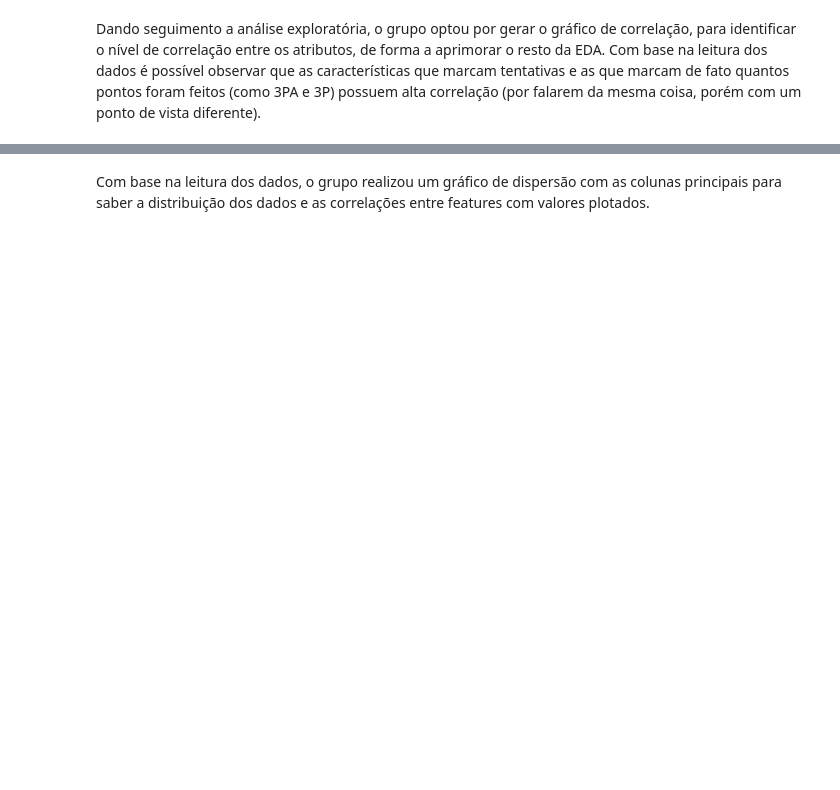
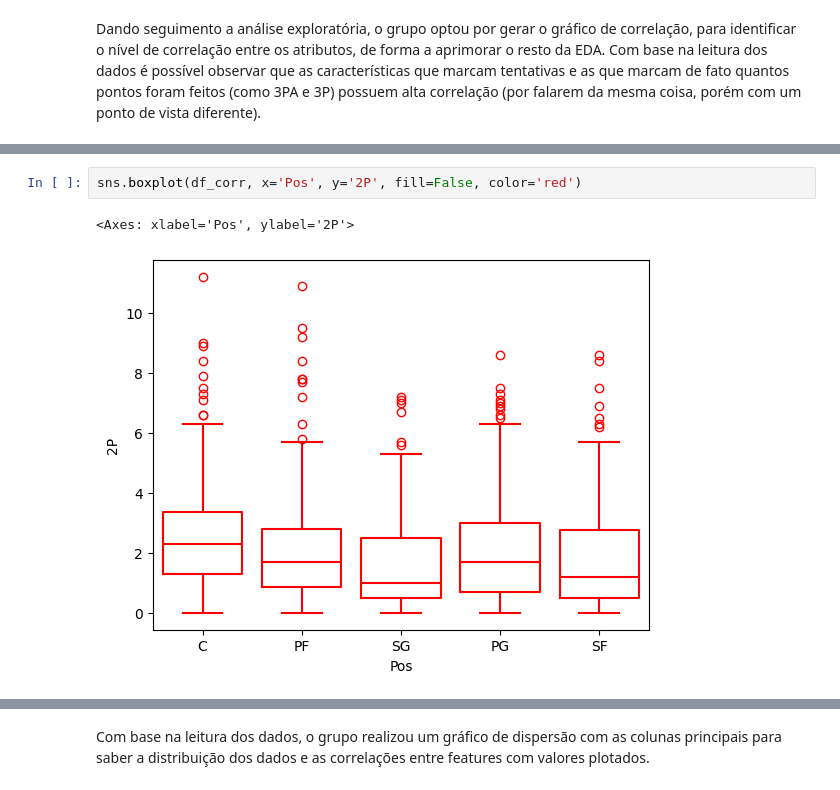
Before and after one commit to EngSoftwareABL/ProjetoAC2_ReconhecimentoPadr-es, a Jupyter notebook: Dataset_NBA.ipynb, the cells around one changed output, grey strips where cells are left out. Drawn from its saved outputs; the diff is of its cells as text; blank space fills up the shorter version.

```diff
--- a/Dataset_NBA.ipynb
+++ b/Dataset_NBA.ipynb
@@ -72,0 +241,5 @@ sns.boxplot(df_total, x='Pos', y='3P', fill=False, color='red')
+# %%
+sns.boxplot(df_corr, x='Pos', y='2P', fill=False, color='red')
+# %% [output]
+<Axes: xlabel='Pos', ylabel='2P'>
+[figure, added]
```
Also changed, not shown: parts of 42 cells of this notebook.
